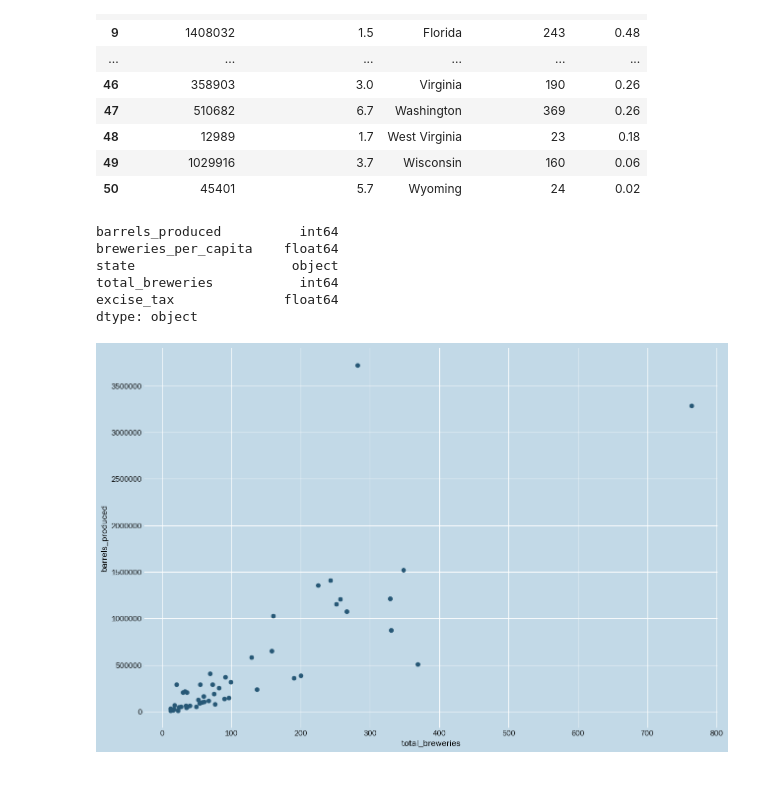
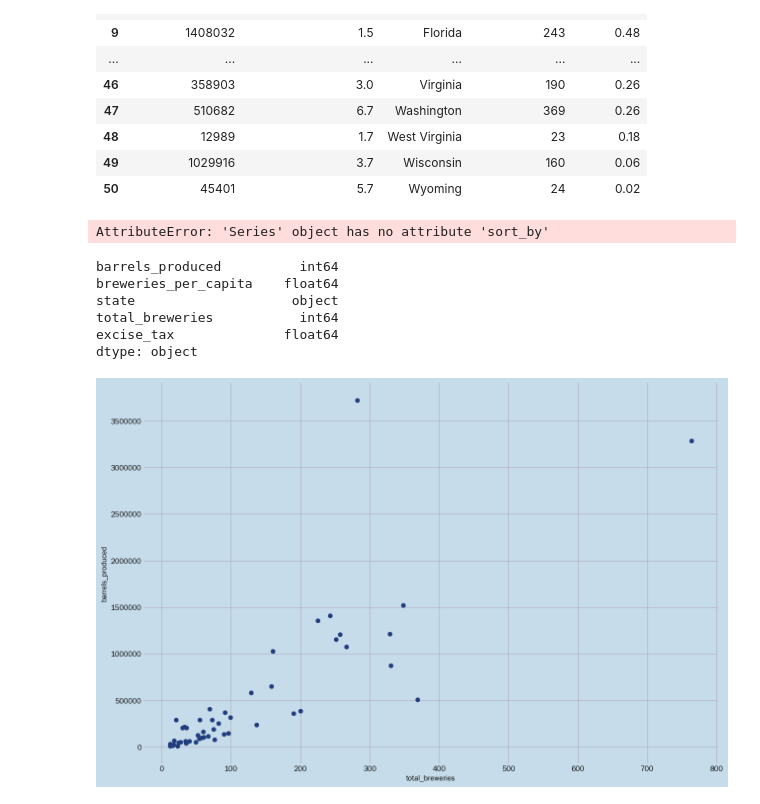
Before and after one commit to vpenney/data-studio, a Jupyter notebook: code/01-craft-beer/Beer Havens for Hipsters - cleaning and graphs.ipynb, the cells around one changed output. Drawn from its saved outputs; the diff is of its cells as text; code cells hidden in the pictures.

```diff
--- a/code/01-craft-beer/Beer Havens for Hipsters - cleaning and graphs.ipynb
+++ b/code/01-craft-beer/Beer Havens for Hipsters - cleaning and graphs.ipynb
@@ -30,6 +31,12 @@ df
 | 48 | 12989 | 1.7 | West Virginia | 23 | 0.18 |
 | 49 | 1029916 | 3.7 | Wisconsin | 160 | 0.06 |
 | 50 | 45401 | 5.7 | Wyoming | 24 | 0.02 |
+# %%
+df['avg'] = df['barrels_produced']/ df['total_breweries']
+# %%
+df[df.avg.sort_by(descending=True)]
+# %% [output]
+AttributeError: 'Series' object has no attribute 'sort_by'
 # %%
 df.dtypes
 # %% [output]
@@ -49,37 +56,38 @@ plt.rcParams.update({
 color = plt.rcParams['axes.prop_cycle'].by_key()['color'][0]
 ax = df.plot(kind='scatter', x='total_breweries', y='barrels_produced', figsize=(15,10), s=40)
 # CUSTOMIZATION CODE GOES UNDER HERE
 plt.rcdefaults()
 plt.rcParams.update({
     'pdf.fonttype': 42,
     'ps.fonttype': 42,
     'patch.linewidth': 0.5,
-    'figure.facecolor': '#c2d9e7',
+    'figure.facecolor': '#C7DCEB',
     'font.size': 11.0,
-    'axes.facecolor': '#c2d9e7',
+    'axes.facecolor': '#C7DCEB',
     'axes.edgecolor': 'white',
     'axes.linewidth': '1',
     'axes.grid': True,
     'grid.color': 'white',
     'axes.titlesize': 'x-large',
-    'axes.labelsize': 'large',
+    'axes.labelsize': 'medium',
     'axes.axisbelow': True,
-    'axes.prop_cycle': cycler('color', ['#275876', '#64aad4', '#ec866c', '#87d8d6', '#7273a5', '#f9d669']),
+    'axes.prop_cycle': cycler('color', ['#203E7D', '#5286FF', '#3DE894', '#F4FF90', '#E8AB55', '#FF708B']),
     'xtick.major.size': 0,
     'xtick.minor.size': 0,
     'ytick.major.size': 0,
     'ytick.minor.size': 0,
     'axes.labelweight': 'medium',
     'axes.spines.left': False,
     'axes.spines.bottom': False,
     'axes.spines.top': False,
     'axes.spines.right': False,
     'legend.facecolor': '#FFFFFF',
     'font.family': 'Franklin Gothic Book',
+    'lines.markersize': 10
 })
 
 
-plt.show()
+# plt.show()
 # %% [output]
-[figure, old version]
+[figure, new version]
 # %%
```
Also changed, not shown: parts of 7 cells of this notebook.
